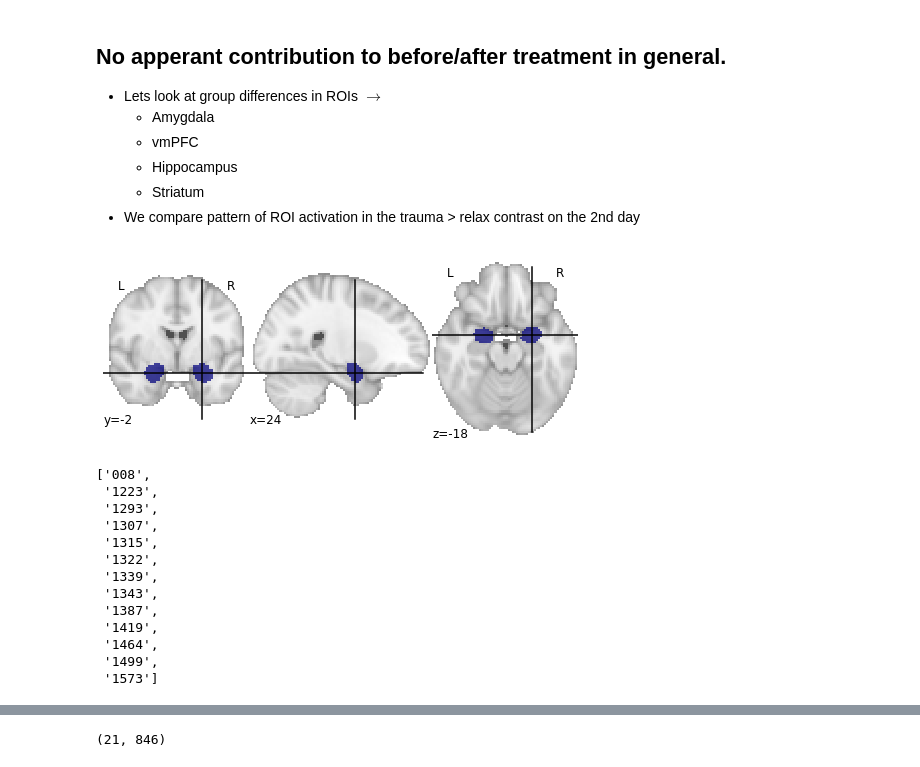
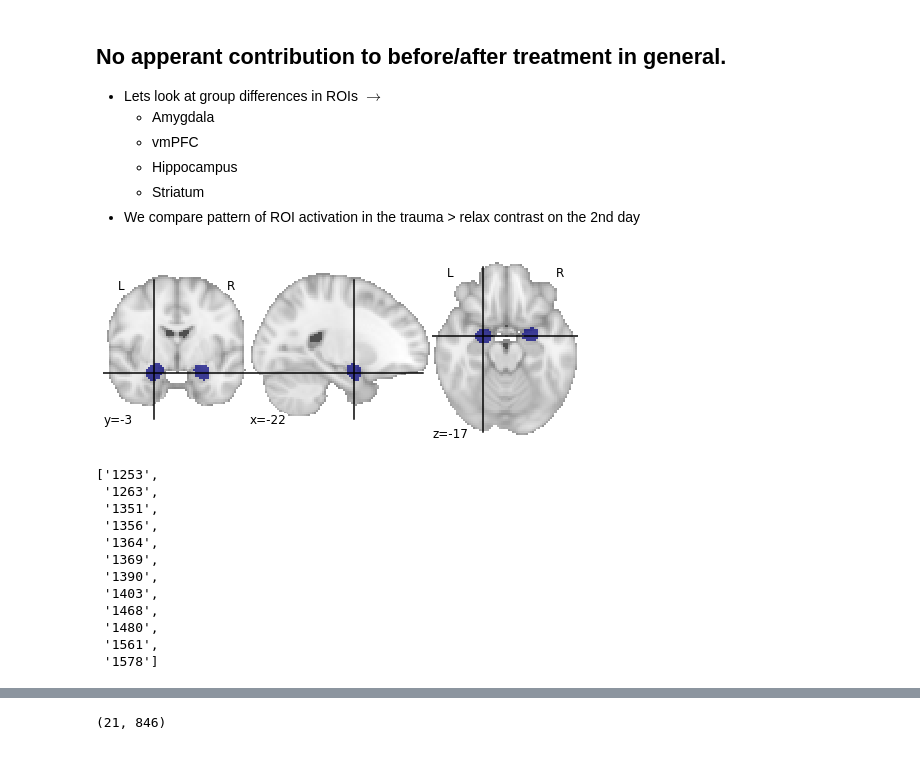
Before and after one commit to orduek/kpe_task, a Jupyter notebook: task_based_analysis/XGBoost.ipynb, the cells around one changed output, grey strips where cells are left out. Saved outputs shown, nothing was run; the diff lists cells and outputs as text; code cells hidden in the pictures.

```diff
--- a/task_based_analysis/XGBoost.ipynb
+++ b/task_based_analysis/XGBoost.ipynb
@@ -24,15 +24,15 @@ from sklearn.metrics import accuracy_score
 # %%
 ## Amygdala as mask
 mask_file = '/media/Data/work/KPE_ROI/amygdala_association-test_z_FDR_0.01.nii.gz'
-mask_file = nilearn.image.math_img("a>=21", a=mask_file)
+mask_file = nilearn.image.math_img("a>=20", a=mask_file)
 %matplotlib inline
 nilearn.plotting.plot_roi(mask_file)
 
 
 masker = nilearn.input_data.NiftiMasker(mask_img=mask_file,
                                sessions=None, smoothing_fwhm=1, standardize=False, detrend=False, verbose=5)
 # %% [output]
-[figure, old version]
+[figure, new version]
 # %%
 # compare between groups
 import pandas as pd
@@ -55,21 +55,20 @@ for subject in midazolam_list:
     mid_list.append(sub)
 #mid_list.remove('1480')
 # %%
-ket_list
+mid_list
 ## only for 3rd session
 #ket_list.remove('1315')
 # %% [output]
-['008',
- '1223',
- '1293',
- '1307',
- '1315',
- '1322',
- '1339',
- '1343',
- '1387',
- '1419',
- '1464',
- '1499',
- '1573']
+['1253',
+ '1263',
+ '1351',
+ '1356',
+ '1364',
+ '1369',
+ '1390',
+ '1403',
+ '1468',
+ '1480',
+ '1561',
+ '1578']
 # %%
```
Also changed, not shown: parts of 25 cells of this notebook.
